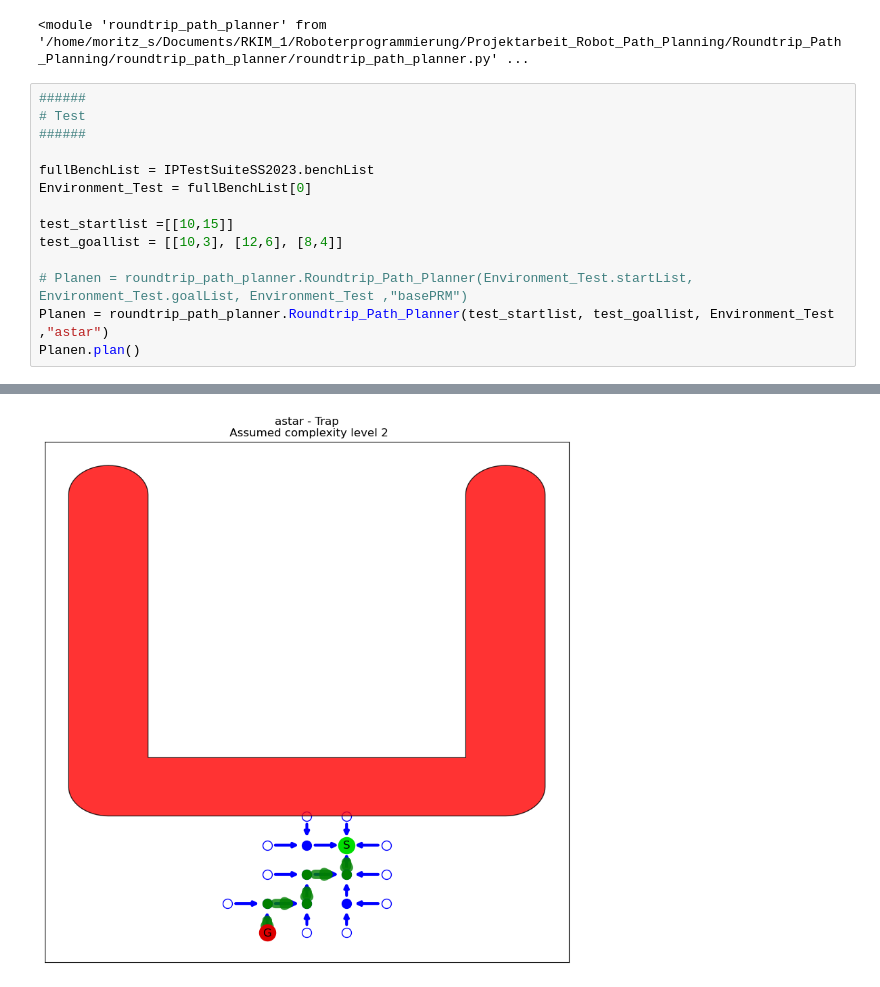
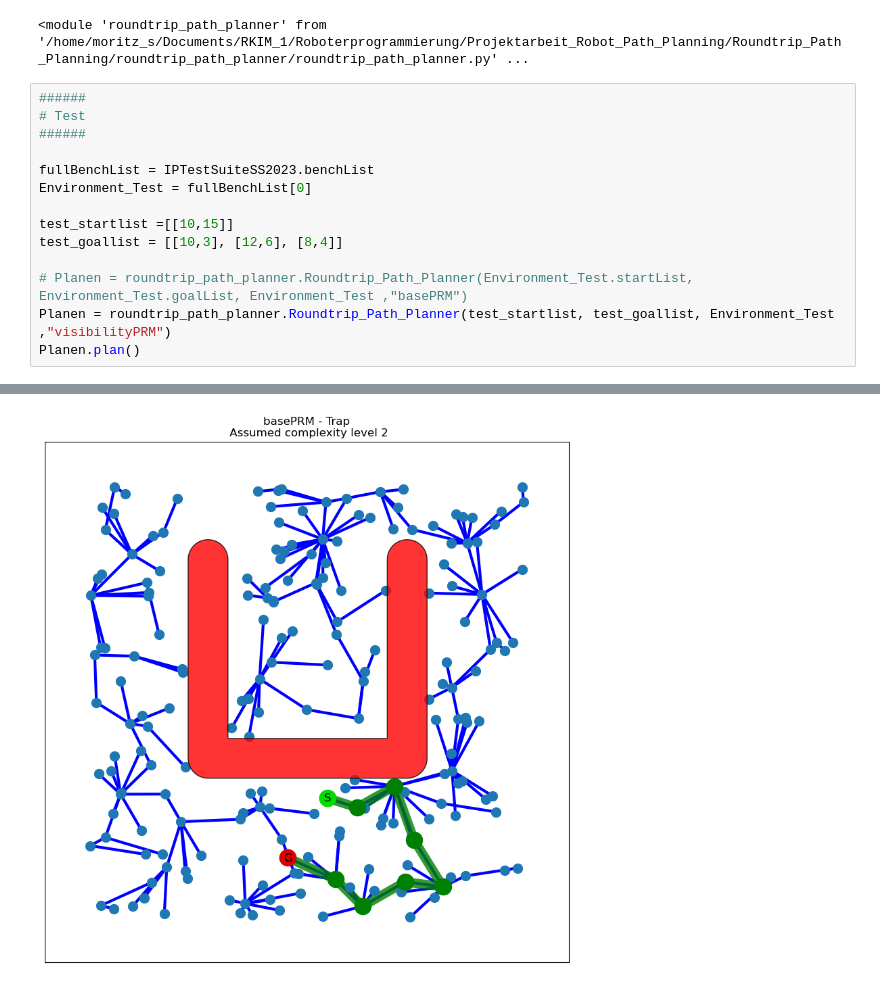
Before and after one commit to moritzscheckenbach/Roundtrip_Path_Planning, a Jupyter notebook: roundtrip_path_planner/Evaluation.ipynb, the cells around one changed output, grey strips where cells are left out. Saved outputs shown, nothing was run; the diff lists cells and outputs as text.

```diff
--- a/roundtrip_path_planner/Evaluation.ipynb
+++ b/roundtrip_path_planner/Evaluation.ipynb
@@ -41,6 +41,6 @@ test_startlist =[[10,15]]
 test_goallist = [[10,3], [12,6], [8,4]]
 
 # Planen = roundtrip_path_planner.Roundtrip_Path_Planner(Environment_Test.startList, Environment_Test.goalList, Environment_Test ,"basePRM")
-Planen = roundtrip_path_planner.Roundtrip_Path_Planner(test_startlist, test_goallist, Environment_Test ,"astar")
+Planen = roundtrip_path_planner.Roundtrip_Path_Planner(test_startlist, test_goallist, Environment_Test ,"visibilityPRM")
 Planen.plan()
 # %% [output]
@@ -65 +69 @@ Resultlist: ['-10-3-', '-9-3-', '-8-3-', '-8-4-']
-[figure, old version]
+[figure, new version]
```
Also changed, not shown: parts of 1 cell of this notebook, 3 other files.
